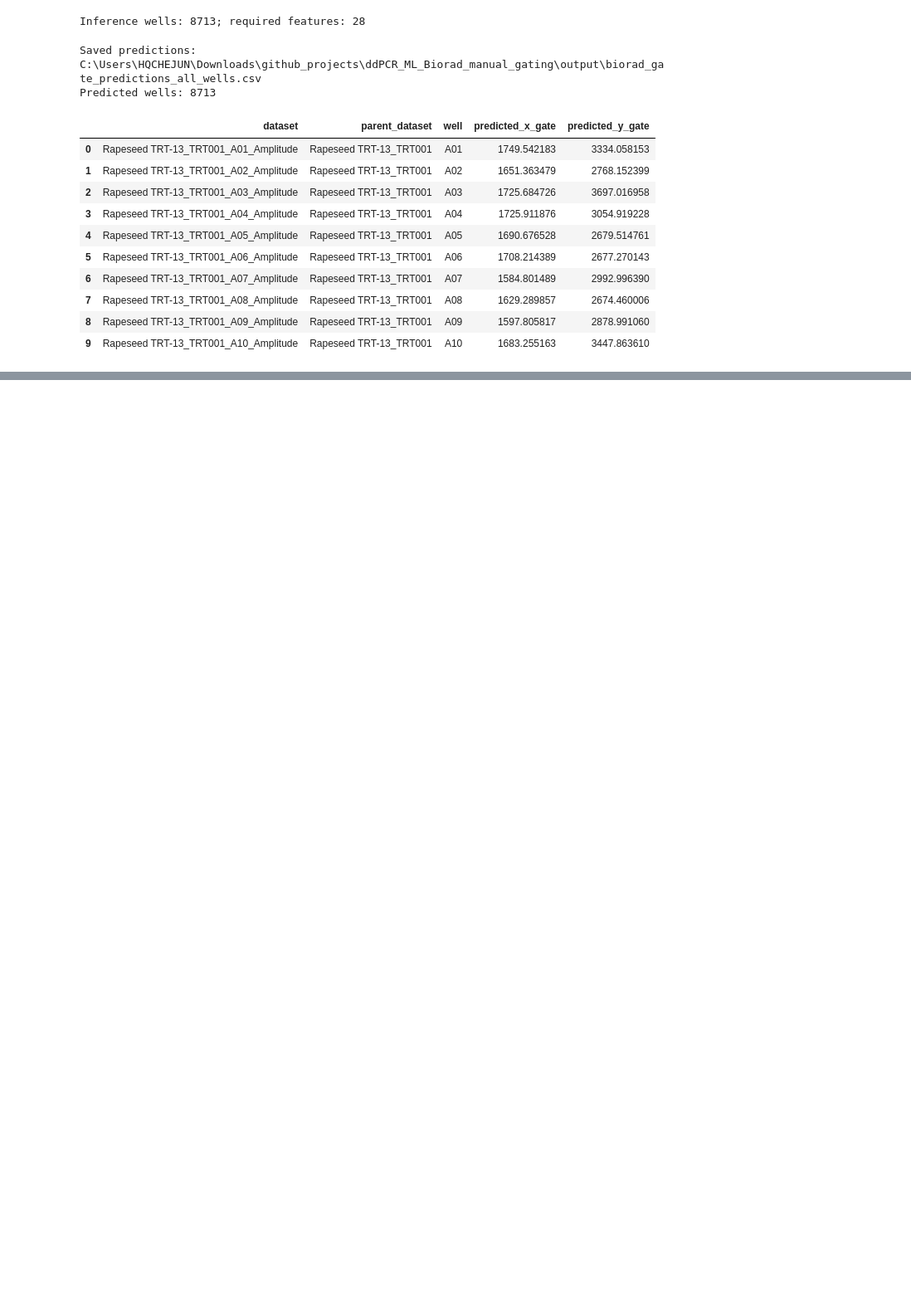
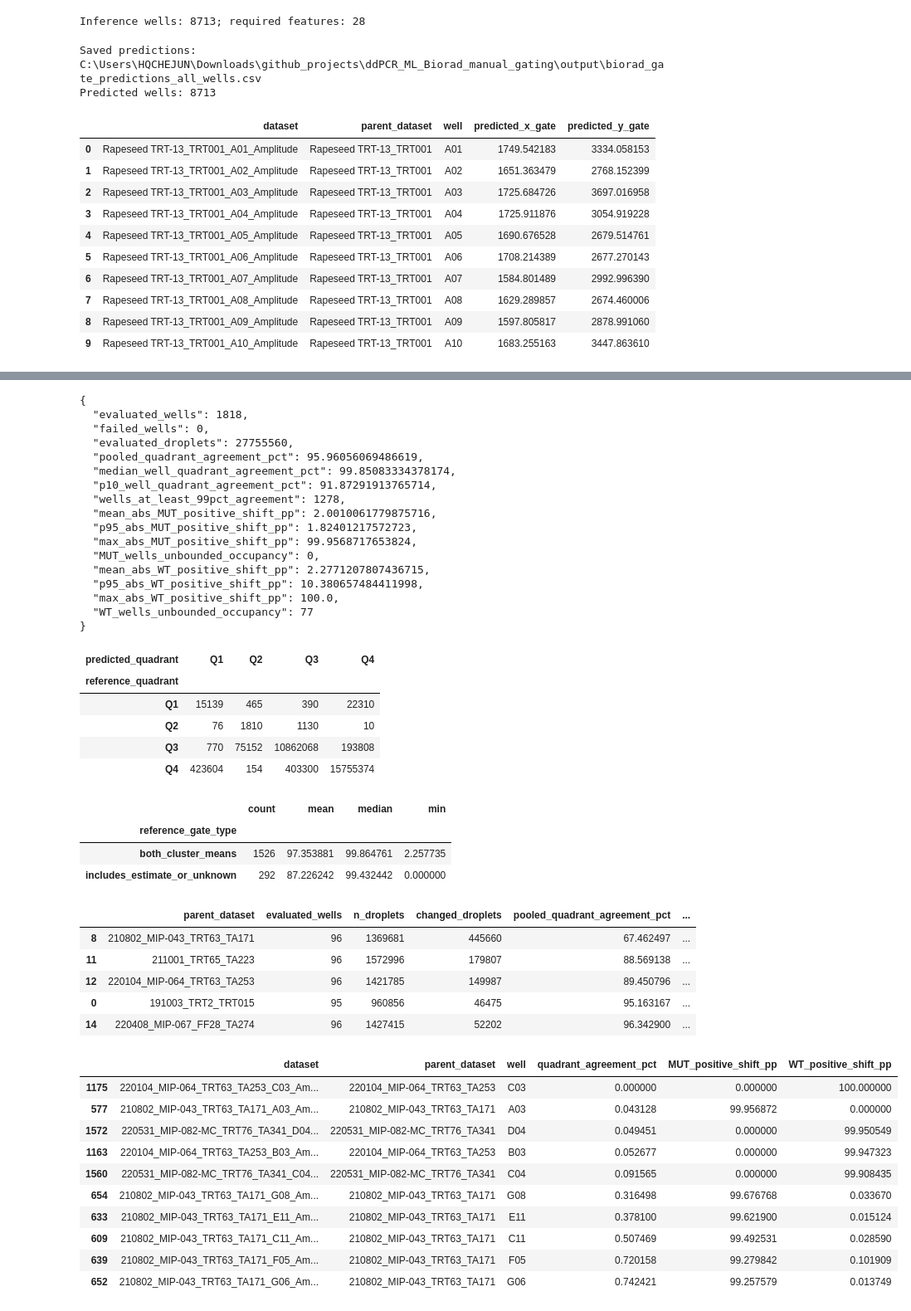
Before and after one commit to junchemmax/ddPCR_ML_Biorad_manual_gating, a Jupyter notebook: Biorad_manual_gating/train_and_predict_gate_model.ipynb, the cells around one changed output, grey strips where cells are left out. Shown at 83% size. Cells and saved outputs as stored; diff of their text form; code cells hidden in the pictures; blank space fills up the shorter version.

```diff
--- a/Biorad_manual_gating/train_and_predict_gate_model.ipynb
+++ b/Biorad_manual_gating/train_and_predict_gate_model.ipynb
@@ -261,0 +416,72 @@ Predicted wells: 8713
+# %%
+total_droplets = int(well_comparison['n_droplets'].sum())
+evaluation_summary = {
+    'evaluated_wells': len(well_comparison), 'failed_wells': len(failed_rows),
+    'evaluated_droplets': total_droplets,
+    'pooled_quadrant_agreement_pct': float(100 * np.trace(pooled_confusion) / total_droplets),
+    'median_well_quadrant_agreement_pct': float(well_comparison['quadrant_agreement_pct'].median()),
+    'p10_well_quadrant_agreement_pct': float(well_comparison['quadrant_agreement_pct'].quantile(0.1)),
+    'wells_at_least_99pct_agreement': int((well_comparison['quadrant_agreement_pct'] >= 99).sum()),
+}
+for target in ['MUT', 'WT']:
+    shifts = well_comparison[f'{target}_positive_shift_pp'].abs()
+    evaluation_summary[f'mean_abs_{target}_positive_shift_pp'] = float(shifts.mean())
+    evaluation_summary[f'p95_abs_{target}_positive_shift_pp'] = float(shifts.quantile(0.95))
+    evaluation_summary[f'max_abs_{target}_positive_shift_pp'] = float(shifts.max())
+    evaluation_summary[f'{target}_wells_unbounded_occupancy'] = int(
+        ((well_comparison[f'reference_{target}_positive_fraction'] == 1)
+         | (well_comparison[f'predicted_{target}_positive_fraction'] == 1)).sum()
+    )
+with (OUTPUT_DIR / 'heldout_droplet_evaluation_summary.json').open('w', encoding='utf-8') as summary_file:
+    json.dump(evaluation_summary, summary_file, indent=2)
+print(json.dumps(evaluation_summary, indent=2))
+display(confusion_df)
+display(well_comparison.groupby('reference_gate_type')['quadrant_agreement_pct'].agg(['count', 'mean', 'median', 'min']))
+display(experiment_comparison.head(5))
+worst_columns = IDENTIFIER_COLUMNS + ['quadrant_agreement_pct', 'MUT_positive_shift_pp', 'WT_positive_shift_pp']
+display(well_comparison.sort_values('quadrant_agreement_pct')[worst_columns].head(10))
+# %% [output]
+{
+  "evaluated_wells": 1818,
+  "failed_wells": 0,
+  "evaluated_droplets": 27755560,
+  "pooled_quadrant_agreement_pct": 95.96056069486619,
+  "median_well_quadrant_agreement_pct": 99.85083334378174,
+  "p10_well_quadrant_agreement_pct": 91.87291913765714,
+  "wells_at_least_99pct_agreement": 1278,
+  "mean_abs_MUT_positive_shift_pp": 2.0010061779875716,
+  "p95_abs_MUT_positive_shift_pp": 1.82401217572723,
+  "max_abs_MUT_positive_shift_pp": 99.9568717653824,
+  "MUT_wells_unbounded_occupancy": 0,
+  "mean_abs_WT_positive_shift_pp": 2.2771207807436715,
+  "p95_abs_WT_positive_shift_pp": 10.380657484411998,
+  "max_abs_WT_positive_shift_pp": 100.0,
+  "WT_wells_unbounded_occupancy": 77
+}
+| predicted_quadrant | Q1 | Q2 | Q3 | Q4 |
+| reference_quadrant |  |  |  |  |
+| Q1 | 15139 | 465 | 390 | 22310 |
+| Q2 | 76 | 1810 | 1130 | 10 |
+| Q3 | 770 | 75152 | 10862068 | 193808 |
+| Q4 | 423604 | 154 | 403300 | 15755374 |
+|  | count | mean | median | min |
+| reference_gate_type |  |  |  |  |
+| both_cluster_means | 1526 | 97.353881 | 99.864761 | 2.257735 |
+| includes_estimate_or_unknown | 292 | 87.226242 | 99.432442 | 0.000000 |
+|  | parent_dataset | evaluated_wells | n_droplets | changed_droplets | pooled_quadrant_agreement_pct | ... |
+| 8 | 210802_MIP-043_TRT63_TA171 | 96 | 1369681 | 445660 | 67.462497 | ... |
+| 11 | 211001_TRT65_TA223 | 96 | 1572996 | 179807 | 88.569138 | ... |
+| 12 | 220104_MIP-064_TRT63_TA253 | 96 | 1421785 | 149987 | 89.450796 | ... |
+| 0 | 191003_TRT2_TRT015 | 95 | 960856 | 46475 | 95.163167 | ... |
+| 14 | 220408_MIP-067_FF28_TA274 | 96 | 1427415 | 52202 | 96.342900 | ... |
+|  | dataset | parent_dataset | well | quadrant_agreement_pct | MUT_positive_shift_pp | WT_positive_shift_pp |
+| 1175 | 220104_MIP-064_TRT63_TA253_C03_Am... | 220104_MIP-064_TRT63_TA253 | C03 | 0.000000 | 0.000000 | 100.000000 |
+| 577 | 210802_MIP-043_TRT63_TA171_A03_Am... | 210802_MIP-043_TRT63_TA171 | A03 | 0.043128 | 99.956872 | 0.000000 |
+| 1572 | 220531_MIP-082-MC_TRT76_TA341_D04... | 220531_MIP-082-MC_TRT76_TA341 | D04 | 0.049451 | 0.000000 | 99.950549 |
+| 1163 | 220104_MIP-064_TRT63_TA253_B03_Am... | 220104_MIP-064_TRT63_TA253 | B03 | 0.052677 | 0.000000 | 99.947323 |
+| 1560 | 220531_MIP-082-MC_TRT76_TA341_C04... | 220531_MIP-082-MC_TRT76_TA341 | C04 | 0.091565 | 0.000000 | 99.908435 |
+| 654 | 210802_MIP-043_TRT63_TA171_G08_Am... | 210802_MIP-043_TRT63_TA171 | G08 | 0.316498 | 99.676768 | 0.033670 |
+| 633 | 210802_MIP-043_TRT63_TA171_E11_Am... | 210802_MIP-043_TRT63_TA171 | E11 | 0.378100 | 99.621900 | 0.015124 |
+| 609 | 210802_MIP-043_TRT63_TA171_C11_Am... | 210802_MIP-043_TRT63_TA171 | C11 | 0.507469 | 99.492531 | 0.028590 |
+| 639 | 210802_MIP-043_TRT63_TA171_F05_Am... | 210802_MIP-043_TRT63_TA171 | F05 | 0.720158 | 99.279842 | 0.101909 |
+| 652 | 210802_MIP-043_TRT63_TA171_G06_Am... | 210802_MIP-043_TRT63_TA171 | G06 | 0.742421 | 99.257579 | 0.013749 |
```
Also changed, not shown: parts of 5 cells of this notebook, 12 other files.
